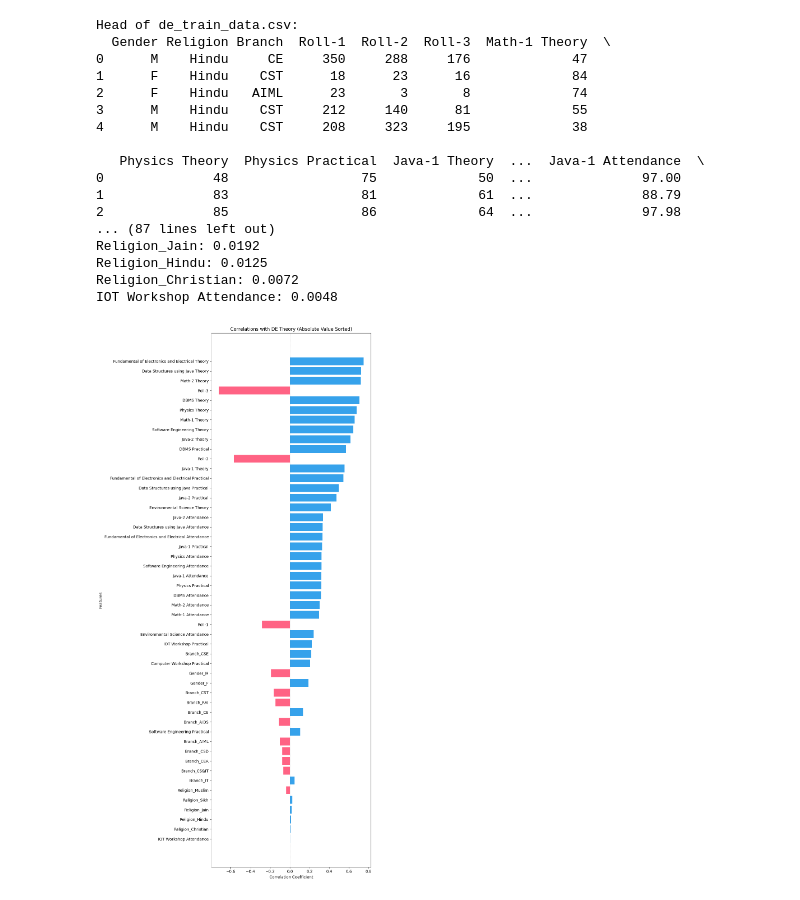
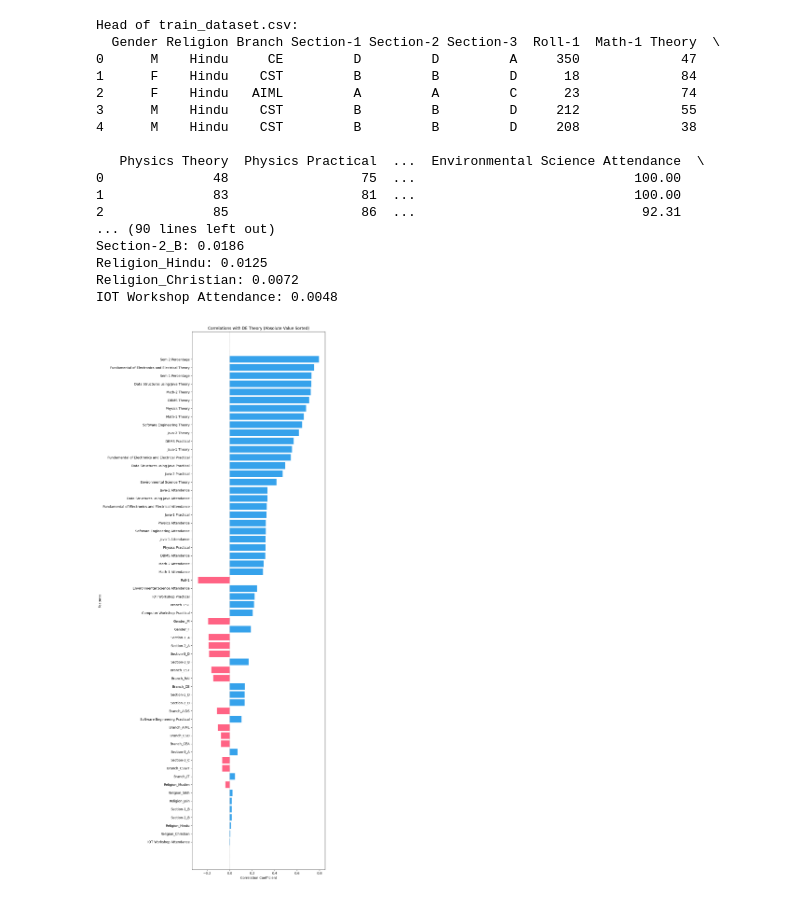
Before and after one commit to ShailKPatel/SmartSell, a Jupyter notebook: SubjectModels/de_model/de_eda.ipynb, the cells around one changed output. Cells and saved outputs as stored; diff of their text form; code cells hidden in the pictures.

```diff
--- a/SubjectModels/de_model/de_eda.ipynb
+++ b/SubjectModels/de_model/de_eda.ipynb
@@ -3,11 +3,43 @@ import pandas as pd
 import numpy as np
 import matplotlib.pyplot as plt
 
-# Read the DE train data
-df = pd.read_csv('de_train_data.csv')
+# Read the math train data
+df = pd.read_csv('../train_dataset.csv')
+
+# Drop the irrelevant, data leak columns
+df = df.drop(columns=['Student ID', 'Mentor-1', 'Mentor-2', 'Mentor-3', 'Roll-2', 'Roll-3',
+                      'Math-3 Theory', 'DE Practical', 'FSD Theory', 'FSD Practical',
+                      'Python Theory', 'Python Practical', 'Communication Theory', 'Law Theory'])
+
+# columns for Semester 1 core subjects
+sem1_columns = ['Math-1 Theory', 'Physics Theory', 'Java-1 Theory', 'Software Engineering Theory']
+
+# Calculate Semester 1 Percentage as the average of core subject scores
+# scores are numerical and out of 100
+df['Sem 1 Percentage'] = df[sem1_columns].mean(axis=1)
+
+# columns for Semester 2 core subjects
+sem2_columns = ['Math-2 Theory', 'Data Structures using Java Theory', 'DBMS Theory',
+                'Fundamental of Electronics and Electrical Theory', 'Java-2 Theory']
+
+# Calculate Semester 2 Percentage as the average of core subject scores
+# scores are numerical and out of 100
+df['Sem 2 Percentage'] = df[sem2_columns].mean(axis=1)
+
+# Rounded percentages to 2 decimal places for clarity
+df['Sem 1 Percentage'] = df['Sem 1 Percentage'].round(2)
+df['Sem 2 Percentage'] = df['Sem 2 Percentage'].round(2)
+
+# Rename columns Div-1, Div-2, Div-3 to Section-1, Section-2, Section-3
+df = df.rename(columns={'Div-1': 'Section-1', 'Div-2': 'Section-2', 'Div-3': 'Section-3'})
+
+# Transform values in Section-1, Section-2, Section-3 to keep only the first character
+# Thus we get Only Department
+for section in ['Section-1', 'Section-2', 'Section-3']:
+    df[section] = df[section].str[0]
 
 # Print the first 5 rows
-print("Head of de_train_data.csv:")
+print("Head of train_dataset.csv:")
 print(df.head())
 
 # Identify numeric and categorical columns
@@ -25,7 +57,7 @@ for col in numeric_cols:
 
 # Encode categorical columns for correlation
 for col in categorical_cols:
-    if col in ['Gender', 'Religion', 'Branch']:
+    if col in ['Gender', 'Religion', 'Branch', 'Section-1', 'Section-2', 'Section-3']:
         # One-hot encode categorical columns
         encoded = pd.get_dummies(df[col], prefix=col)
         for encoded_col in encoded.columns:
@@ -38,47 +70,47 @@ if 'Roll-1' in df.columns:
     correlations['Roll-1'] = corr
 
 # Sort correlations by absolute value in descending order
 sorted_correlations = dict(sorted(correlations.items(), key=lambda x: abs(x[1]), reverse=True))
 
 # Print sorted correlations
 print("\nCorrelations with DE Theory (sorted by absolute value):")
 for col, corr in sorted_correlations.items():
     print(f"{col}: {corr:.4f}")
 
 # Prepare data for plotting
 labels = list(sorted_correlations.keys())
 values = list(sorted_correlations.values())
 
 # Create a horizontal bar plot
 plt.figure(figsize=(10, max(8, len(labels) * 0.4)))  # Adjust height based on number of features
 plt.barh(labels[::-1], values[::-1], color=np.where(np.array(values[::-1]) >= 0, '#36A2EB', '#FF6384'))
 plt.xlabel('Correlation Coefficient')
 plt.ylabel('Features')
 plt.title('Correlations with DE Theory (Absolute Value Sorted)')
 plt.axvline(x=0, color='gray', linestyle='--', linewidth=0.5)
 plt.tight_layout()
 
 # Show the plot
 plt.show()
 # %% [output]
-Head of de_train_data.csv:
-  Gender Religion Branch  Roll-1  Roll-2  Roll-3  Math-1 Theory  \
-0      M    Hindu     CE     350     288     176             47
-1      F    Hindu    CST      18      23      16             84
-2      F    Hindu   AIML      23       3       8             74
-3      M    Hindu    CST     212     140      81             55
-4      M    Hindu    CST     208     323     195             38
+Head of train_dataset.csv:
+  Gender Religion Branch Section-1 Section-2 Section-3  Roll-1  Math-1 Theory  \
+0      M    Hindu     CE         D         D         A     350             47
+1      F    Hindu    CST         B         B         D      18             84
+2      F    Hindu   AIML         A         A         C      23             74
+3      M    Hindu    CST         B         B         D     212             55
+4      M    Hindu    CST         B         B         D     208             38
 
-   Physics Theory  Physics Practical  Java-1 Theory  ...  Java-1 Attendance  \
-0              48                 75             50  ...              97.00
-1              83                 81             61  ...              88.79
-2              85                 86             64  ...              97.98
-... (87 lines left out)
-Religion_Jain: 0.0192
+   Physics Theory  Physics Practical  ...  Environmental Science Attendance  \
+0              48                 75  ...                            100.00
+1              83                 81  ...                            100.00
+2              85                 86  ...                             92.31
+... (90 lines left out)
+Section-2_B: 0.0186
 Religion_Hindu: 0.0125
 Religion_Christian: 0.0072
 IOT Workshop Attendance: 0.0048
-[figure, old version]
+[figure, new version]
 # %%
 import pandas as pd
 import numpy as np
```
Also changed, not shown: parts of 12 cells of this notebook, 2 other files.
